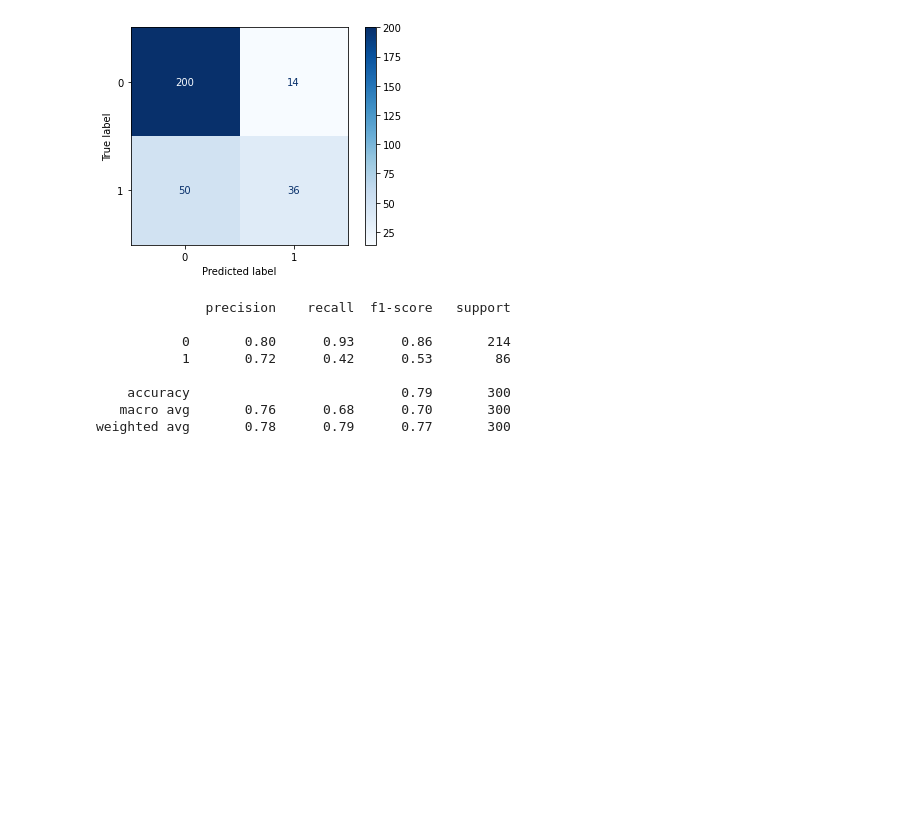
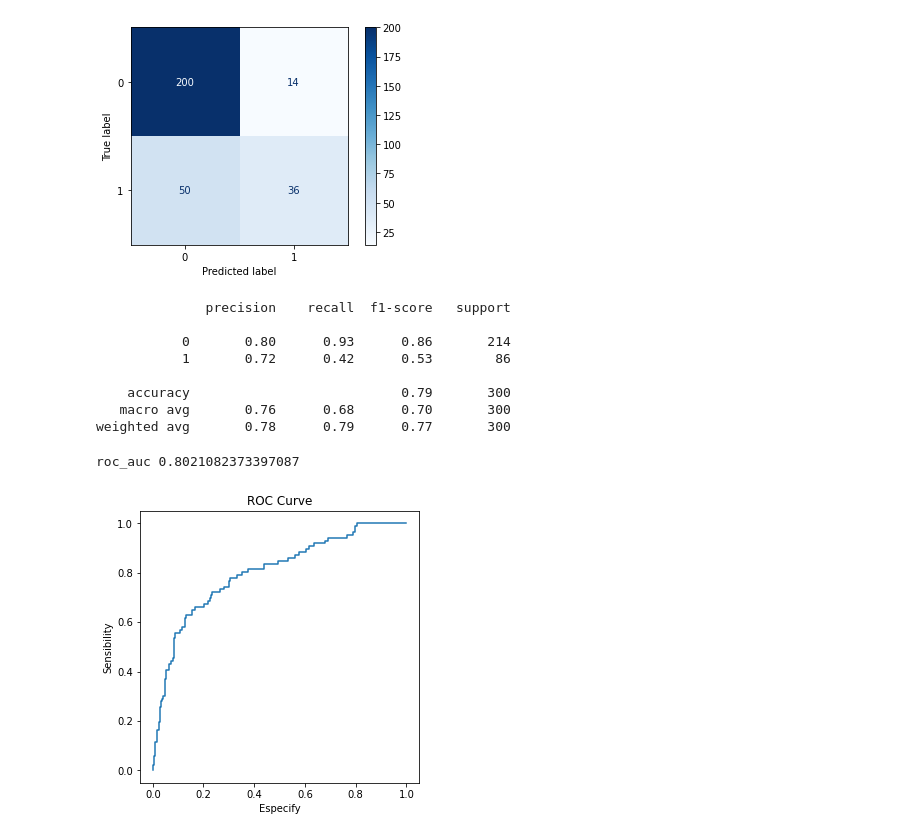
Before and after one commit to mateuschaves/machine-learning-credit-scoring, a Jupyter notebook: machine_learning_credit_scoring.ipynb, the cells around one changed output. Cells and saved outputs as stored; diff of their text form; code cells hidden in the pictures; blank space fills up the shorter version.

```diff
--- a/machine_learning_credit_scoring.ipynb
+++ b/machine_learning_credit_scoring.ipynb
@@ -312,3 +312,24 @@ print(classification_report(test_y, predictions))
     accuracy                           0.79       300
    macro avg       0.76      0.68      0.70       300
 weighted avg       0.78      0.79      0.77       300
+# %%
+from sklearn.metrics import roc_curve, roc_auc_score
+
+predicty_probability = modelo.predict_proba(test_x)[:, 1]
+
+# tpf = taxa falsos positivos
+# tvp = taxa verdadeiros positivos
+
+tfp, tvp, limit = roc_curve(test_y, predicty_probability)
+print('roc_auc', roc_auc_score(test_y, predicty_probability))
+
+plt.subplots(1, figsize=(5,5))
+plt.title('ROC Curve')
+plt.plot(tfp, tvp)
+plt.xlabel('Especify')
+plt.ylabel('Sensibility')
+
+plt.show()
+# %% [output]
+roc_auc 0.8021082373397087
+[figure, added]
```
